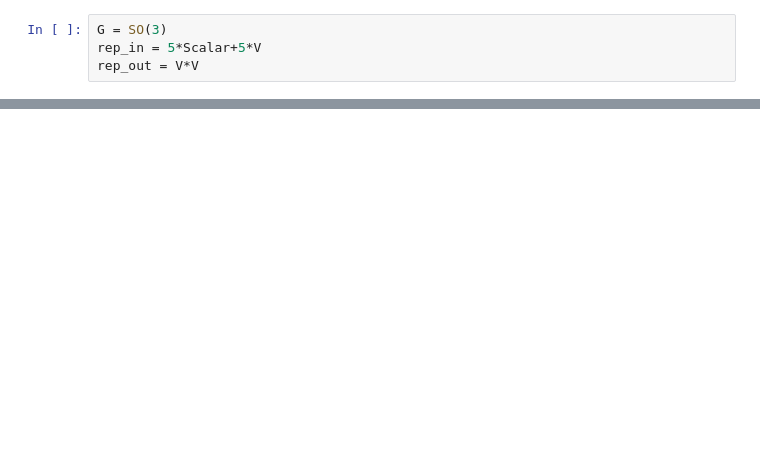
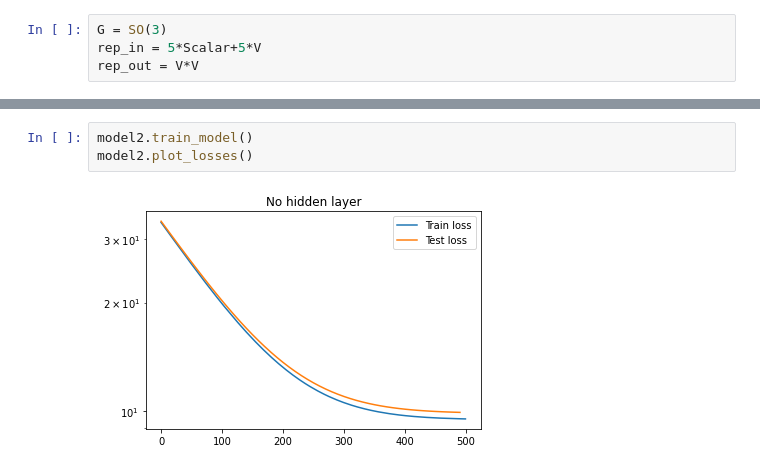
Before and after one commit to QB-TA/HolographicFlow, a Jupyter notebook: Testing_new_packages/Testing_EMLP.ipynb, the cells around one changed output, grey strips where cells are left out. Drawn from its saved outputs; the diff is of its cells as text; blank space fills up the shorter version.

```diff
--- a/Testing_new_packages/Testing_EMLP.ipynb
+++ b/Testing_new_packages/Testing_EMLP.ipynb
@@ -103,0 +121,5 @@ model1.plot()
+# %%
+model2.train_model()
+model2.plot_losses()
+# %% [output]
+[figure, added]
```
Also changed, not shown: parts of 16 cells of this notebook.
